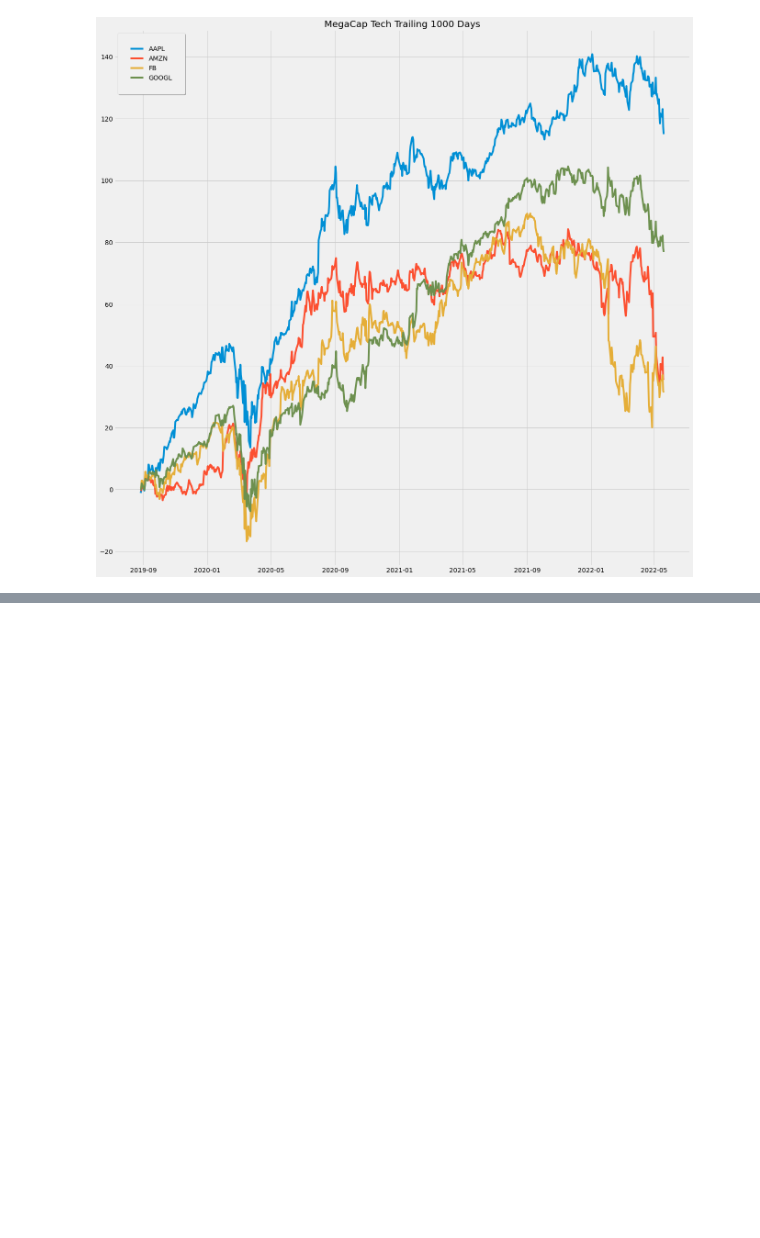
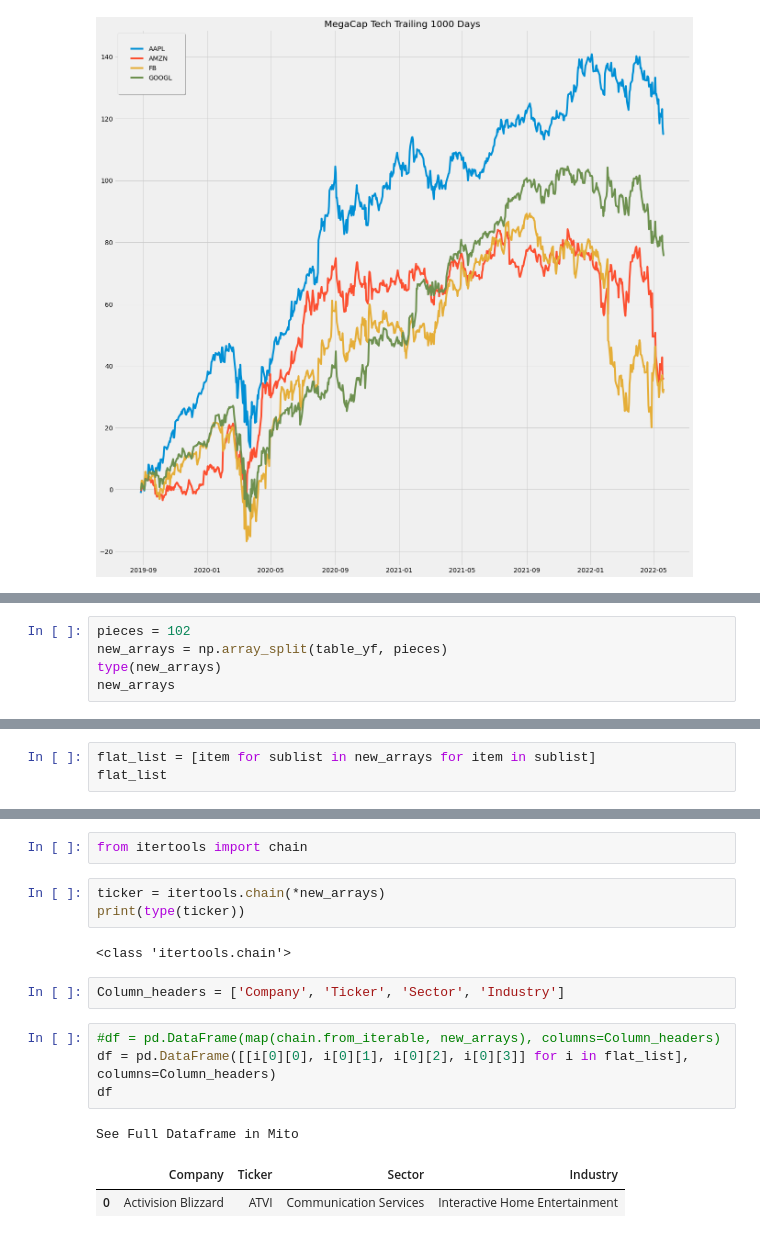
Before and after one commit to bme3412/Python, a Jupyter notebook: Projects/yahoofinance/yf.ipynb, the cells around one changed output, grey strips where cells are left out. Drawn from its saved outputs; the diff is of its cells as text; blank space fills up the shorter version.

```diff
--- a/Projects/yahoofinance/yf.ipynb
+++ b/Projects/yahoofinance/yf.ipynb
@@ -401,0 +289,5 @@ plt.show()
+# %%
+pieces = 102
+new_arrays = np.array_split(table_yf, pieces)
+type(new_arrays)
+new_arrays
@@ -401,0 +312,3 @@ plt.show()
+# %%
+flat_list = [item for sublist in new_arrays for item in sublist]
+flat_list
@@ -401,0 +333,17 @@ plt.show()
+# %%
+from itertools import chain
+# %%
+ticker = itertools.chain(*new_arrays)
+print(type(ticker))
+# %% [output]
+<class 'itertools.chain'>
+# %%
+Column_headers = ['Company', 'Ticker', 'Sector', 'Industry']
+# %%
+#df = pd.DataFrame(map(chain.from_iterable, new_arrays), columns=Column_headers)
+df = pd.DataFrame([[i[0][0], i[0][1], i[0][2], i[0][3]] for i in flat_list], columns=Column_headers)
+df
+# %% [output]
+See Full Dataframe in Mito
+|  | Company | Ticker | Sector | Industry |
+| 0 | Activision Blizzard | ATVI | Communication Services | Interactive Home Entertainment |
```
Also changed, not shown: parts of 28 cells of this notebook.
